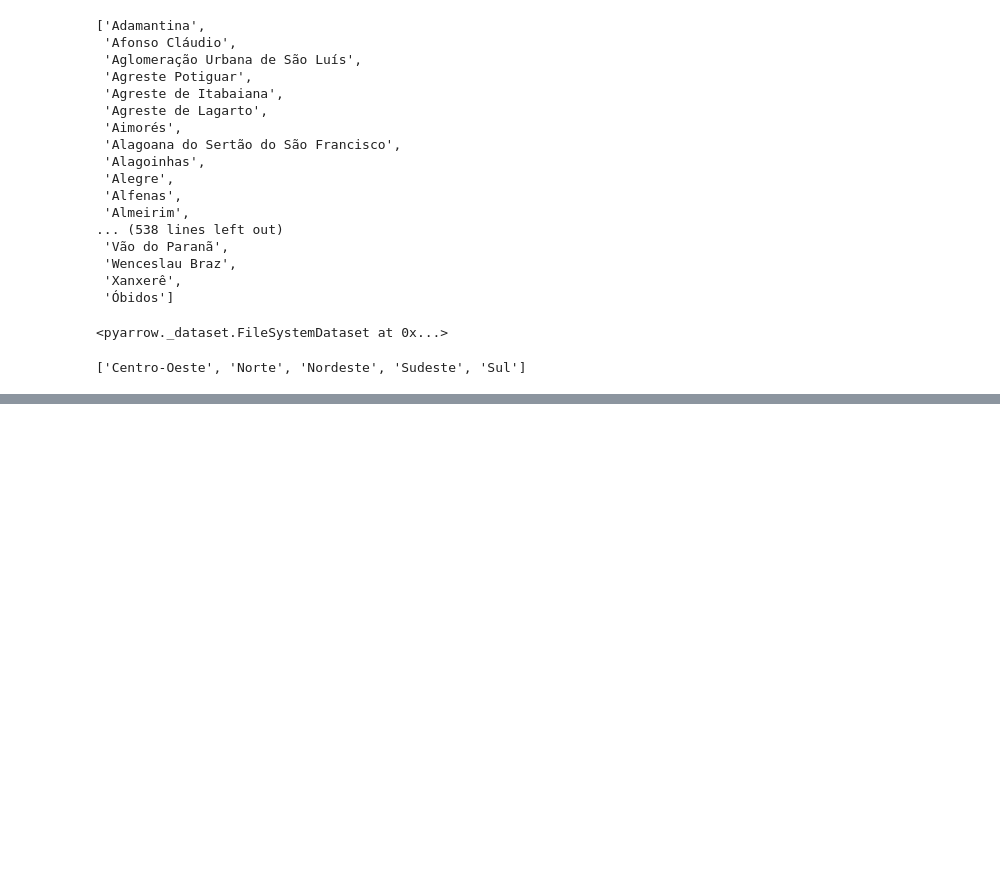
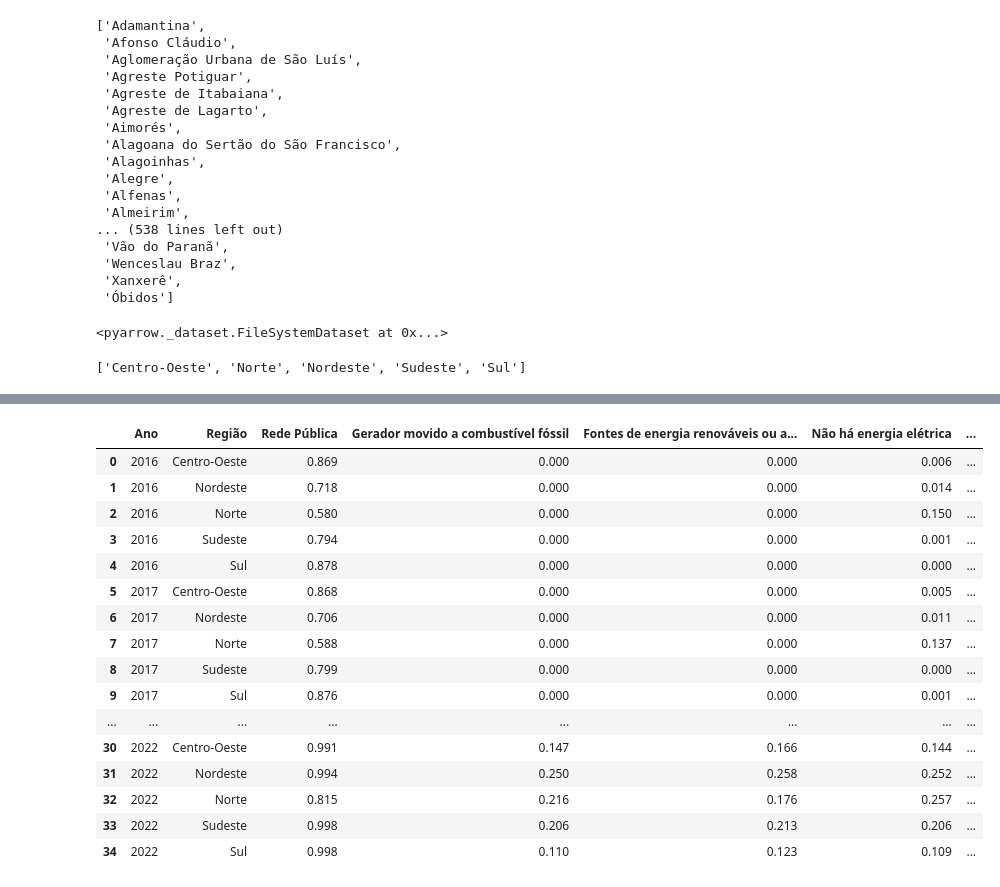
Before and after one commit to raffOps/EduCensoExplorer, a Jupyter notebook: queries/queries.ipynb, the cells around one changed output, grey strips where cells are left out. Drawn from its saved outputs; the diff is of its cells as text; code cells hidden in the pictures; blank space fills up the shorter version.

```diff
--- a/queries/queries.ipynb
+++ b/queries/queries.ipynb
@@ -274,0 +355,40 @@ px.bar(
+# %%
+# energia
+df = con.execute(f"""
+                select
+                    NU_ANO_CENSO as 'Ano',
+                    NO_REGIAO as 'Região',
+                    round(cast(count(*) filter (where IN_ENERGIA_REDE_PUBLICA) as float) / count(*), 3) as 'Rede Pública',
+                    round(cast(count(*) filter (where IN_ENERGIA_GERADOR_FOSSIL) as float) / count(*), 3) as 'Gerador movido a combustível fóssil',
+                    round(cast(count(*) filter (where IN_ENERGIA_RENOVAVEL) as float) / count(*), 3) as 'Fontes de energia renováveis ou alternativas',
+                    round(cast(count(*) filter (where IN_ENERGIA_INEXISTENTE) as float) / count(*), 3) as 'Não há energia elétrica',
+                    round(
+                        cast(count(*) filter
+                            (where not (IN_ENERGIA_REDE_PUBLICA or IN_ENERGIA_GERADOR_FOSSIL or IN_ENERGIA_RENOVAVEL or IN_ENERGIA_INEXISTENTE))
+                            as float)
+                        / count(*)
+                    , 3) as 'Sem informações'
+                from microdados
+                group by NU_ANO_CENSO, NO_REGIAO
+                order by 1, 2
+            """
+).df()
+df
+# %% [output]
+|  | Ano | Região | Rede Pública | Gerador movido a combustível fóssil | Fontes de energia renováveis ou a... | Não há energia elétrica | ... |
+| 0 | 2016 | Centro-Oeste | 0.869 | 0.000 | 0.000 | 0.006 | ... |
+| 1 | 2016 | Nordeste | 0.718 | 0.000 | 0.000 | 0.014 | ... |
+| 2 | 2016 | Norte | 0.580 | 0.000 | 0.000 | 0.150 | ... |
+| 3 | 2016 | Sudeste | 0.794 | 0.000 | 0.000 | 0.001 | ... |
+| 4 | 2016 | Sul | 0.878 | 0.000 | 0.000 | 0.000 | ... |
+| 5 | 2017 | Centro-Oeste | 0.868 | 0.000 | 0.000 | 0.005 | ... |
+| 6 | 2017 | Nordeste | 0.706 | 0.000 | 0.000 | 0.011 | ... |
+| 7 | 2017 | Norte | 0.588 | 0.000 | 0.000 | 0.137 | ... |
+| 8 | 2017 | Sudeste | 0.799 | 0.000 | 0.000 | 0.000 | ... |
+| 9 | 2017 | Sul | 0.876 | 0.000 | 0.000 | 0.001 | ... |
+| ... | ... | ... | ... | ... | ... | ... | ... |
+| 30 | 2022 | Centro-Oeste | 0.991 | 0.147 | 0.166 | 0.144 | ... |
+| 31 | 2022 | Nordeste | 0.994 | 0.250 | 0.258 | 0.252 | ... |
+| 32 | 2022 | Norte | 0.815 | 0.216 | 0.176 | 0.257 | ... |
+| 33 | 2022 | Sudeste | 0.998 | 0.206 | 0.213 | 0.206 | ... |
+| 34 | 2022 | Sul | 0.998 | 0.110 | 0.123 | 0.109 | ... |
```
Also changed, not shown: parts of 13 cells of this notebook, 4 other files.
